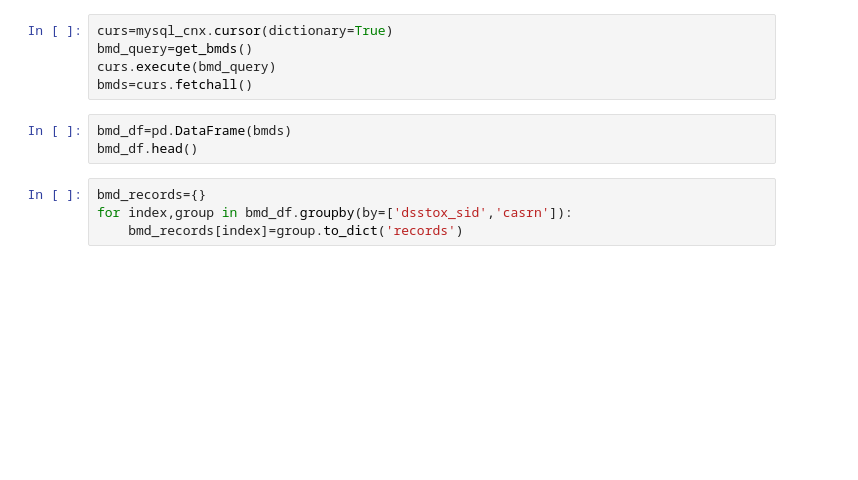
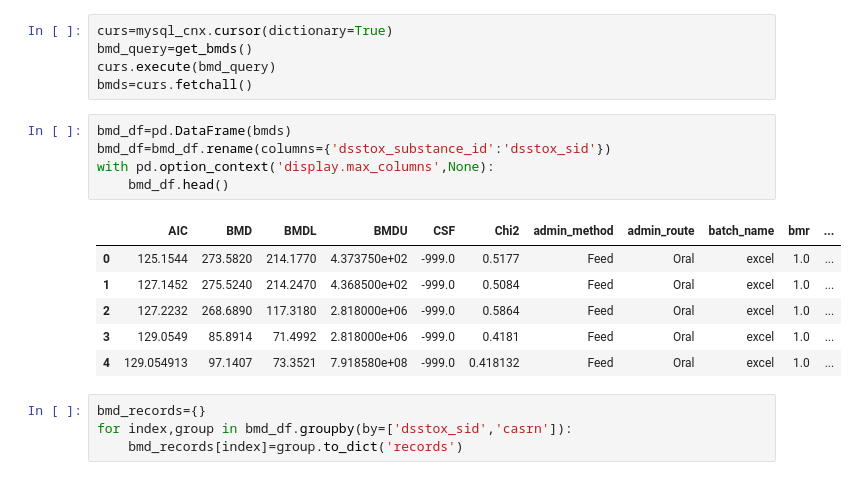
Before and after one commit to georgehelman/genra, a Jupyter notebook: notebooks/db/toxref.ipynb, the cells around one changed output. Drawn from its saved outputs; the diff is of its cells as text; blank space fills up the shorter version.

```diff
--- a/notebooks/db/toxref.ipynb
+++ b/notebooks/db/toxref.ipynb
@@ -60,7 +71,16 @@ curs.execute(bmd_query)
 bmds=curs.fetchall()
 # %%
 bmd_df=pd.DataFrame(bmds)
-bmd_df.head()
+bmd_df=bmd_df.rename(columns={'dsstox_substance_id':'dsstox_sid'})
+with pd.option_context('display.max_columns',None):
+    bmd_df.head()
+# %% [output]
+|  | AIC | BMD | BMDL | BMDU | CSF | Chi2 | admin_method | admin_route | batch_name | bmr | ... |
+| 0 | 125.1544 | 273.5820 | 214.1770 | 4.373750e+02 | -999.0 | 0.5177 | Feed | Oral | excel | 1.0 | ... |
+| 1 | 127.1452 | 275.5240 | 214.2470 | 4.368500e+02 | -999.0 | 0.5084 | Feed | Oral | excel | 1.0 | ... |
+| 2 | 127.2232 | 268.6890 | 117.3180 | 2.818000e+06 | -999.0 | 0.5864 | Feed | Oral | excel | 1.0 | ... |
+| 3 | 129.0549 | 85.8914 | 71.4992 | 2.818000e+06 | -999.0 | 0.4181 | Feed | Oral | excel | 1.0 | ... |
+| 4 | 129.054913 | 97.1407 | 73.3521 | 7.918580e+08 | -999.0 | 0.418132 | Feed | Oral | excel | 1.0 | ... |
 # %%
 bmd_records={}
 for index,group in bmd_df.groupby(by=['dsstox_sid','casrn']):
```
Also changed, not shown: parts of 3 cells of this notebook.
